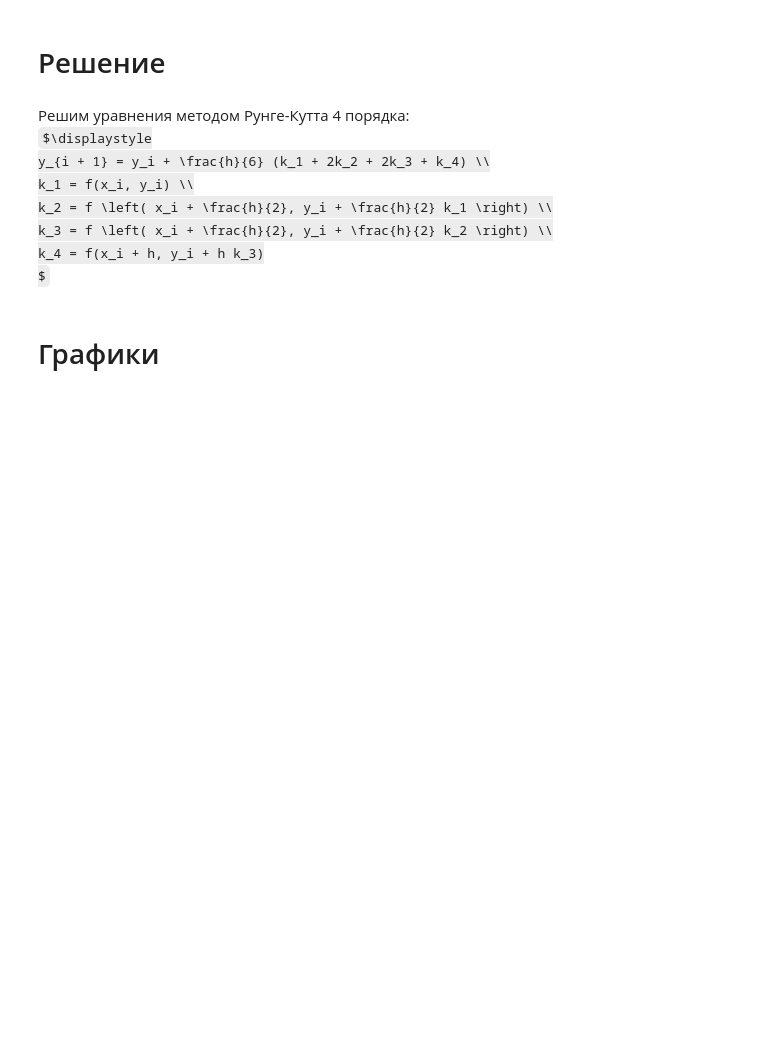
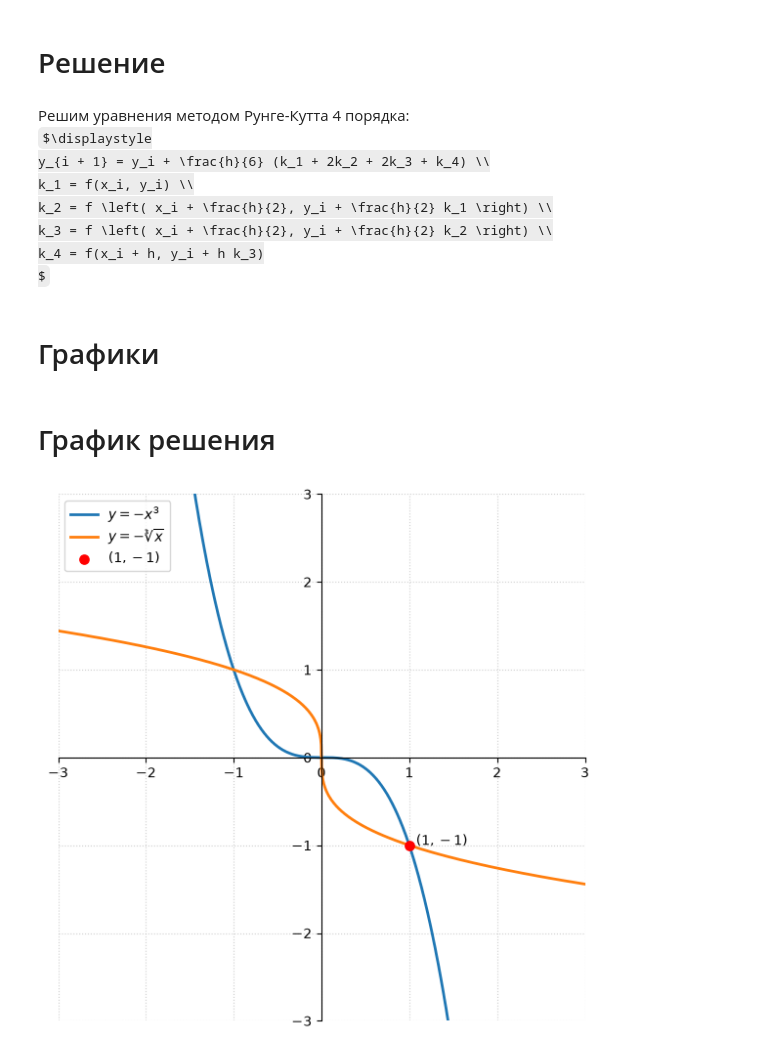
Before and after one commit to ToniTrum/MathModeling, a Jupyter notebook: lab1.ipynb, the cells around one changed output. Drawn from its saved outputs; the diff is of its cells as text; code cells hidden in the pictures; some formulas as TeX source; blank space fills up the shorter version.

```diff
--- a/lab1.ipynb
+++ b/lab1.ipynb
@@ -126,0 +135,34 @@ for n in ns:
+# %% [markdown]
+# График решения
+# %%
+x = np.linspace(-3, 3, 1000)
+
+fig, ax = plt.subplots(figsize=(7, 7))
+
+ax.plot(x, y_1(x), label=r"$y = -x^3$", linewidth=2)
+ax.plot(x, y_2(x), label=r"$y = -\sqrt[3]{x}$", linewidth=2)
+
+ax.scatter(1, -1, color="red", s=45, zorder=5, label=r"$(1, -1)$")
+ax.annotate(
+    r"$(1, -1)$",
+    xy=(1, -1),
+    xytext=(5, 0),
+    textcoords="offset points",
+    fontsize=10,
+)
+
+ax.set_xlim(-3, 3)
+ax.set_ylim(-3, 3)
+ax.set_aspect("equal", adjustable="box")
+
+ax.spines["left"].set_position("zero")
+ax.spines["bottom"].set_position("zero")
+ax.spines["right"].set_color("none")
+ax.spines["top"].set_color("none")
+
+ax.grid(True, linestyle=":", alpha=0.6)
+ax.legend(loc="upper left")
+
+plt.show()
+# %% [output]
+[figure, added]
```
Also changed, not shown: parts of 2 cells of this notebook, 23 other files.
